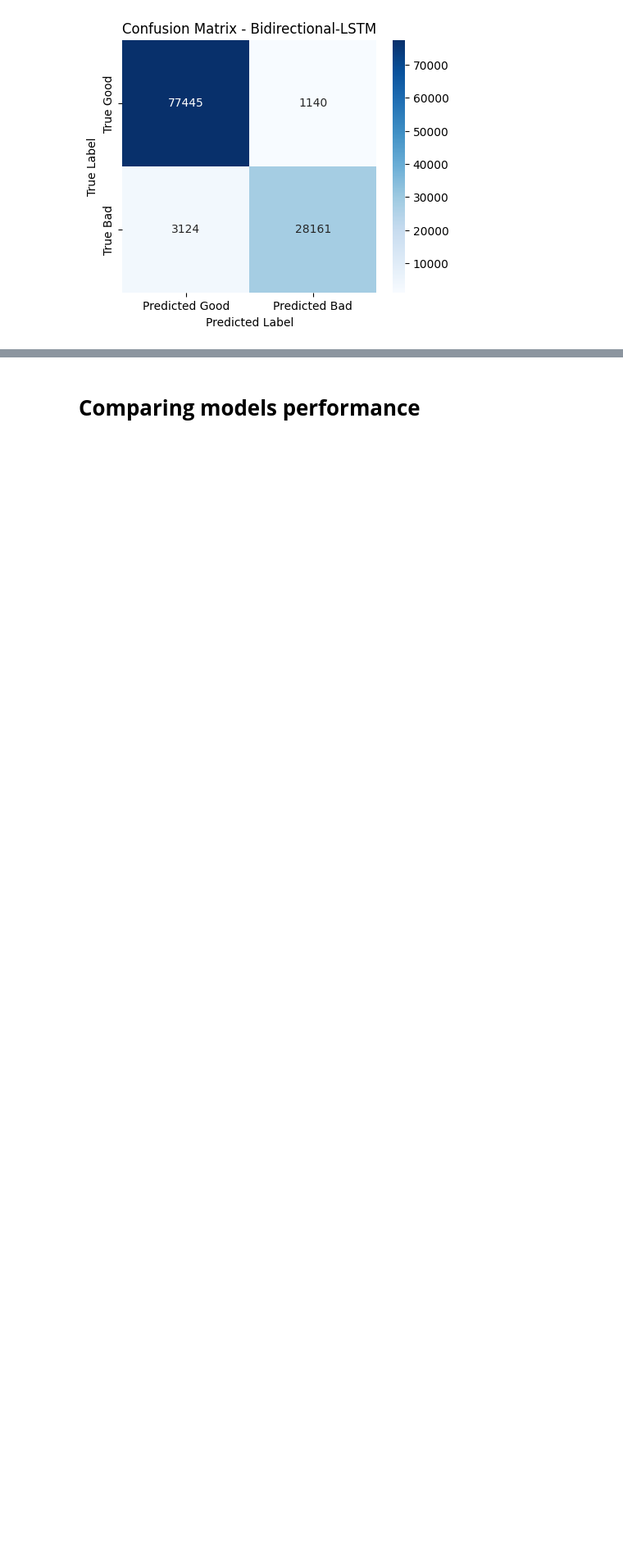
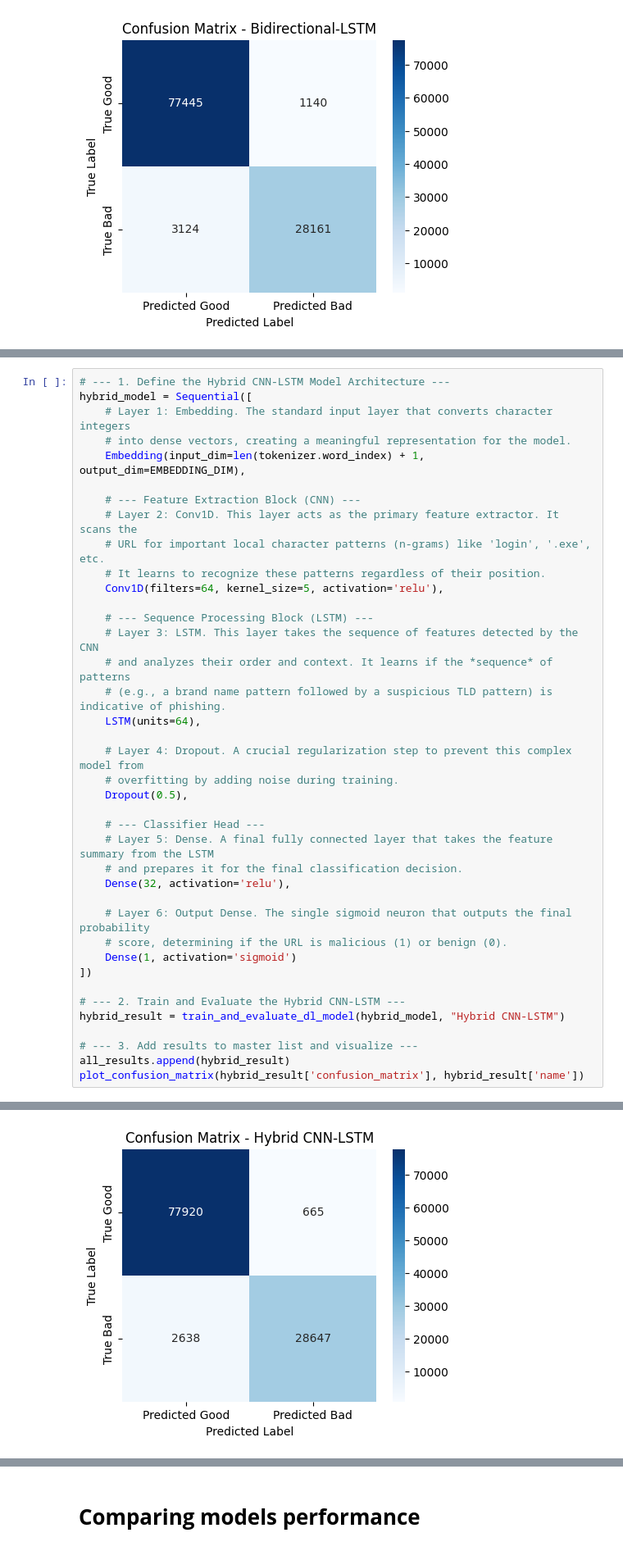
Before and after one commit to abhiram-t5/phishing-url-detection, a Jupyter notebook: BTP.ipynb, the cells around one changed output, grey strips where cells are left out. Shown: that part at 82% size. Saved outputs shown, nothing was run; the diff lists cells and outputs as text; blank space fills up the shorter version.

```diff
--- a/BTP.ipynb
+++ b/BTP.ipynb
@@ -625,0 +811,40 @@ Epoch 5/5
+# %%
+# --- 1. Define the Hybrid CNN-LSTM Model Architecture ---
+hybrid_model = Sequential([
+    # Layer 1: Embedding. The standard input layer that converts character integers
+    # into dense vectors, creating a meaningful representation for the model.
+    Embedding(input_dim=len(tokenizer.word_index) + 1, output_dim=EMBEDDING_DIM),
+
+    # --- Feature Extraction Block (CNN) ---
+    # Layer 2: Conv1D. This layer acts as the primary feature extractor. It scans the
+    # URL for important local character patterns (n-grams) like 'login', '.exe', etc.
+    # It learns to recognize these patterns regardless of their position.
+    Conv1D(filters=64, kernel_size=5, activation='relu'),
+
+    # --- Sequence Processing Block (LSTM) ---
+    # Layer 3: LSTM. This layer takes the sequence of features detected by the CNN
+    # and analyzes their order and context. It learns if the *sequence* of patterns
+    # (e.g., a brand name pattern followed by a suspicious TLD pattern) is indicative of phishing.
+    LSTM(units=64),
+
+    # Layer 4: Dropout. A crucial regularization step to prevent this complex model from
+    # overfitting by adding noise during training.
+    Dropout(0.5),
+
+    # --- Classifier Head ---
+    # Layer 5: Dense. A final fully connected layer that takes the feature summary from the LSTM
+    # and prepares it for the final classification decision.
+    Dense(32, activation='relu'),
+
+    # Layer 6: Output Dense. The single sigmoid neuron that outputs the final probability
+    # score, determining if the URL is malicious (1) or benign (0).
+    Dense(1, activation='sigmoid')
+])
+
+# --- 2. Train and Evaluate the Hybrid CNN-LSTM ---
+hybrid_result = train_and_evaluate_dl_model(hybrid_model, "Hybrid CNN-LSTM")
+
+# --- 3. Add results to master list and visualize ---
+all_results.append(hybrid_result)
+plot_confusion_matrix(hybrid_result['confusion_matrix'], hybrid_result['name'])
+# %% [output]
@@ -625,0 +868 @@ Epoch 5/5
+[figure, added]
```
Also changed, not shown: parts of 21 cells of this notebook.
